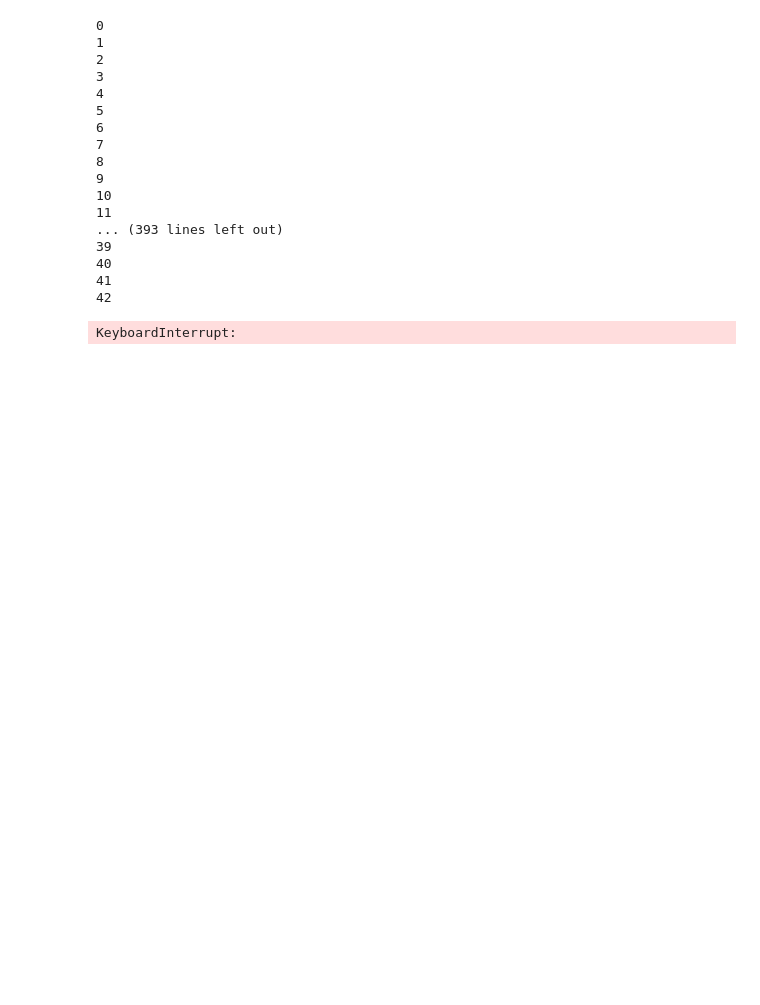
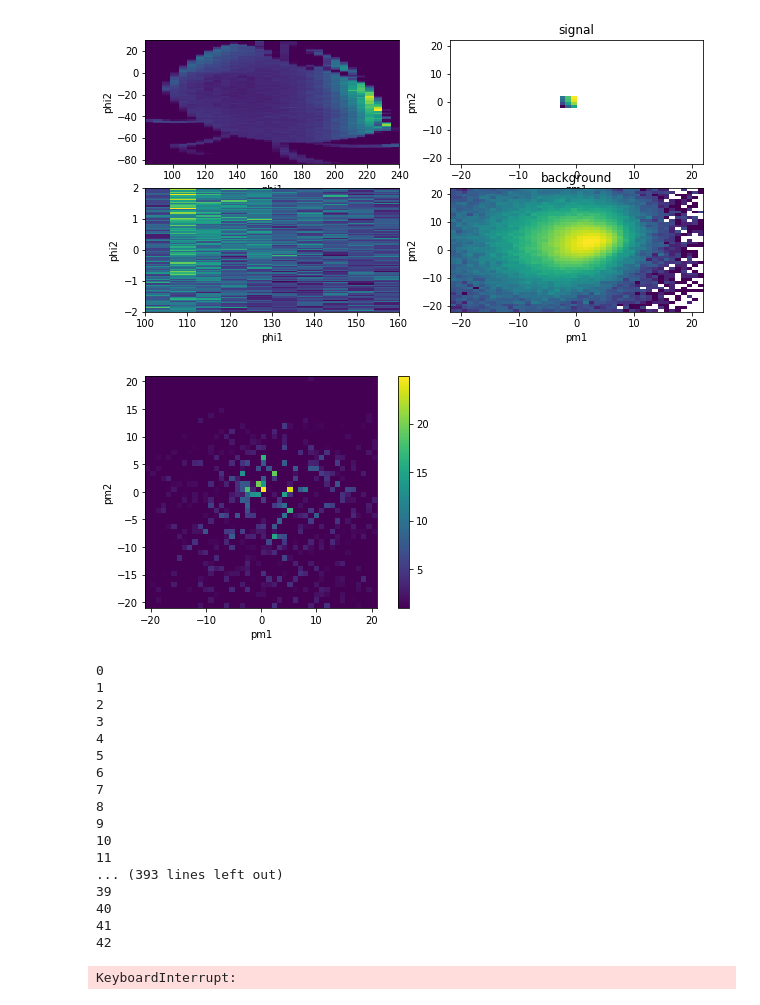
Before and after one commit to andersdot/modelMWkinematics, a Jupyter notebook: FindStreams.ipynb, the cells around one changed output. Cells and saved outputs as stored; diff of their text form; code cells hidden in the pictures; blank space fills up the shorter version.

```diff
--- a/FindStreams.ipynb
+++ b/FindStreams.ipynb
@@ -349,3 +357,45 @@ fig2.savefig('gd1_pm.png')
+# %%
+fig, ax = plt.subplots(2, 2, figsize=(10, 5))
+pmphi1min = -3*u.mas/u.yr
+pmphi1max = 0*u.mas/u.yr
+pmphi2min = -2.0*u.mas/u.yr
+pmphi2max = 2.0*u.mas/u.yr
+
+
+phi2max_b = 5.0*u.deg
+phi2min_b = 0.5*u.deg
+
+signal_indices = (pmphi1 >= pmphi1min) & (pmphi1 <= pmphi1max) & \
+                 (pmphi2 >= pmphi2min) & (pmphi2 <= pmphi2max)
+
+background_indices
+#background_indices = (pmphi1 >= pmphi1min) & (pmphi1 <= pmphi1max) & \
+#                     np.logical_or((pmphi2 >= pmphi2min_b) & (pmphi2 <= pmphi2max_b),
+#                                   (pmphi2 >= -pmphi2max_b) & (pmphi2 <= -pmphi2min_b))
+
+fig2, ax2 = plt.subplots()
+blah = ax2.imshow(finalHist, extent=[-21, 21, -21, 21], origin='lower', vmin=1.)#, norm=mpl.colors.LogNorm())
+ax2.set_xlabel('pm1')
+ax2.set_ylabel('pm2')
+plt.colorbar(blah)
+ax[0, 0].hist2d(phi1[signal_indices], phi2[signal_indices], bins=[30,100])
+for axis in [ax[0, 0], ax[1, 0]]:
+    axis.set_xlabel('phi1')
+    axis.set_ylabel('phi2')
+for axis in [ax[0, 1], ax[1, 1]]:
+    axis.set_xlabel('pm1')
+    axis.set_ylabel('pm2')
+ax[0, 1].hist2d(pmphi1[signal_indices], pmphi2[signal_indices], bins=[pm1_edges, pm2_edges], norm=mpl.colors.LogNorm())
+ax[0, 1].set_title('signal')
+ax[1, 0].hist2d(phi1[signal_indices], phi2[signal_indices], bins=[10,100], range=[[100, 160], [-2, 2]])
+ax[1, 1].hist2d(pmphi1[background_indices], pmphi2[background_indices], bins=[pm1_edges, pm2_edges], norm=mpl.colors.LogNorm())
+ax[1, 1].set_title('background')
+plt.tight_layout()
+fig.savefig('gd1Distributions.png')
+fig2.savefig('gd1_pm.png')
+# %% [output]
+[figure, added]
+[figure, added]
 # %%
 
 figAll, axesAll = plt.subplots()
```
Also changed, not shown: parts of 28 cells of this notebook.
